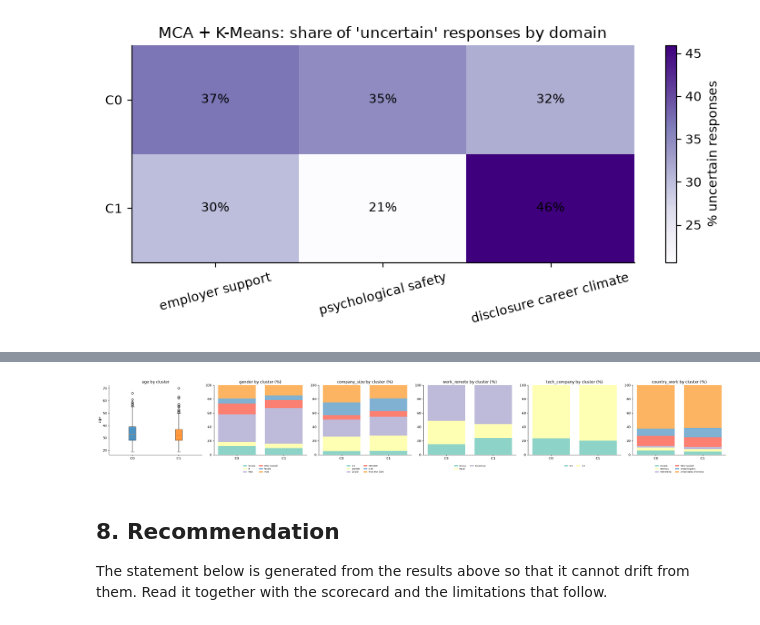
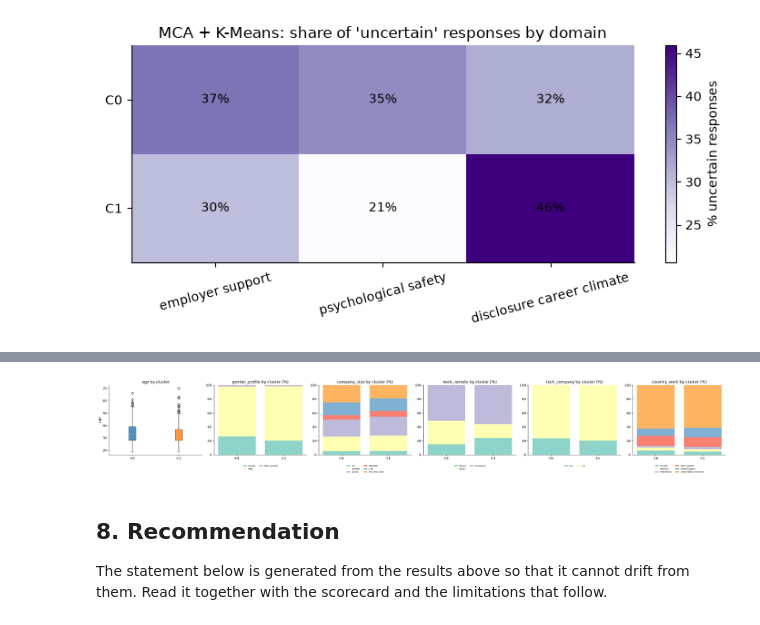
Before and after one commit to CyrilCele/osmi-mental-health-data-clustering, a Jupyter notebook: notebooks/04_model_evaluation.ipynb, the cells around one changed output, grey strips where cells are left out. Saved outputs shown, nothing was run; the diff lists cells and outputs as text; code cells hidden in the pictures.

```diff
--- a/notebooks/04_model_evaluation.ipynb
+++ b/notebooks/04_model_evaluation.ipynb
@@ -1661,22 +1784,17 @@ cluster_sizes_w = frame_w["cluster"].value_counts()
 
 n_cols = 3
 n_rows = int(math.ceil(len(PRIMARY_FEATURES) / n_cols))
+
 fig, axes = plt.subplots(n_rows, n_cols, figsize=(18, 3.1 * n_rows))
 axes = axes.ravel()
 
 for ax, f in zip(axes, PRIMARY_FEATURES):
-    ct = pd.crosstab(
-        frame_w["cluster"],
-        frame_w[f],
-        normalize="index"
-    )
+    ct = pd.crosstab(frame_w["cluster"], frame_w[f], normalize="index")
     palette = plt.get_cmap("Set2")
     left = np.zeros(len(ct))
-
     for i, cat in enumerate(ct.columns):
         ax.barh(
-            range(len(ct)),
-            ct[cat].to_numpy() * 100,
+            range(len(ct)), ct[cat].to_numpy() * 100,
             left=left * 100,
             color=palette(i % 8),
             edgecolor="white",
@@ -1686,7 +1804,10 @@ for ax, f in zip(axes, PRIMARY_FEATURES):
 
     ax.set_yticks(
         range(len(ct)),
-        [f"{cname(WINNER, c)} (n={cluster_sizes_w[c]})" for c in ct.index],
+        [
+            f"{cname(WINNER, c)} (n={cluster_sizes_w[c]})"
+            for c in ct.index
+        ],
         fontsize=8
     )
     ax.invert_yaxis()
@@ -1847,7 +1978,7 @@ If Notebook 02 persisted a cleaned dataset containing contextual variables, they
 # %%
 CONTEXT_COLUMNS = [
     "age",
-    "gender",
+    "gender_profile",
     "company_size",
     "work_remote",
     "tech_company",
@@ -1861,7 +1992,9 @@ model_input_names = {p.name for p in NB2_FILES.values()}
 def find_context_file():
     if "source_row_position" not in row_mapping.columns:
         return None
+
     best = None
+
     for path in sorted(PROCESSED_DIR.glob("*.csv")):
         if path.name in model_input_names:
             continue
@@ -1869,7 +2002,9 @@ def find_context_file():
             head = pd.read_csv(path, nrows=2)
         except Exception:
             continue
+
         cols = [c for c in CONTEXT_COLUMNS if c in head.columns]
+
         if (
             "source_row_position" in head.columns
             and cols
@@ -1891,13 +2026,15 @@ def benjamini_hochberg(p):
 
 context_found = find_context_file()
 context_table = None
+
 if context_found is None:
     print(
-        "No cleaned dataset with source_row_position and "
-        "contextual columns was found in data/processed; "
-        "contextual profiling skipped. (This does not "
-        "affect the model evaluation or recommendation.)"
+        "No cleaned dataset with source_row_position "
+        "and contextual columns was found in data/processed; "
+        "contextual profiling skipped. (This does not affect "
+        "the model evaluation or recommendation.)"
     )
+
 else:
     path, cols = context_found
     ctx = (
@@ -1905,7 +2042,6 @@ else:
         .drop_duplicates("source_row_position")
         .set_index("source_row_position")
     )
-
     aligned = (
         ctx
         .reindex(
@@ -1914,13 +2050,16 @@ else:
         )
         .reset_index(drop=True)
     )
+
     print(
-        f"Context source: {path.name}; variables: {cols}; "
-        f"matched respondents: {aligned.notna().any(axis=1).sum():,}/{N:,}"
+        f"Context source: {path.name}; "
+        f"variables: {cols}; matched respondents: "
+        f"{aligned.notna().any(axis=1).sum():,}/{N:,}"
     )
 
     mask = winner_labels != -1
     results, plots = [], []
+
     for col in cols:
         s = aligned[col]
         if col == "age":
@@ -1945,8 +2084,11 @@ else:
                         "metric": "epsilon²",
                         "p_value": p,
                         "summary": (
-                            "; ".join(f"{cname(WINNER, c)} median {g.median():.0f}"
-                            for c, g in zip(clusters_w, groups))
+                            "; "
+                            .join(
+                                f"{cname(WINNER, c)} median {g.median():.0f}"
+                                for c, g in zip(clusters_w, groups)
+                            )
                         )
                     }
                 )
@@ -1957,8 +2099,10 @@ else:
                 top = s.value_counts().head(5).index
             else:
                 top = s.value_counts()[lambda v: v / v.sum() >= 0.05].index
+
             s = s.where(s.isin(top), "Other (pooled)").where(s.notna())
             ct = pd.crosstab(s[mask], pd.Series(winner_labels)[mask].values)
+
             if ct.shape[0] >= 2 and ct.shape[1] >= 2:
                 p = stats.chi2_contingency(ct.to_numpy(), correction=False)[1]
                 results.append(
@@ -1972,6 +2116,7 @@ else:
                     }
                 )
                 plots.append((col, "categorical", s))
+
     if results:
         context_table = pd.DataFrame(results)
         context_table["p_adj_BH"] = benjamini_hochberg(context_table["p_value"])
@@ -1980,11 +2125,16 @@ else:
             "Cramér's V": [0.10, 0.20, 0.30]
         }
         context_table["magnitude"] = [
-            ["negligible", "small", "moderate", "large"][int(np.searchsorted(bands[m], e, side="right"))]
-            for m, e in zip(context_table["metric"], context_table["effect_size"])
+            [
+                "negligible", "small", "moderate", "large"
+            ][int(np.searchsorted(bands[m], e, side="right"))]
+            for m, e in zip(
+                context_table["metric"],
+                context_table["effect_size"]
+            )
         ]
+        display(context_table.round(4))
 
-        display(context_table.round(4))
         context_table.to_csv(
             RESULTS_DIR / "osmi_2016_recommended_context_profile.csv",
             index=False
@@ -1999,7 +2149,11 @@ else:
 
         for ax, (col, kind, s) in zip(axes[0], plots):
             if kind == "numeric":
-                data = [s[mask & (winner_labels == c)].dropna() for c in clusters_w]
+                data = [
+                    s[mask & (winner_labels == c)]
+                    .dropna()
+                    for c in clusters_w
+                ]
                 bp = ax.boxplot(
                     data,
                     tick_labels=[cname(WINNER, c) for c in clusters_w],
@@ -2009,6 +2163,7 @@ else:
                 for patch, c in zip(bp["boxes"], clusters_w):
                     patch.set_facecolor(CLUSTER_CMAP(int(c) % 10)); patch.set_alpha(0.8)
                 ax.set(title=f"{col} by cluster", ylabel=col)
+
             else:
                 ct = pd.crosstab(
                     pd.Series(winner_labels)[mask].values,
@@ -2019,16 +2174,15 @@ else:
 
                 for i, cat in enumerate(ct.columns):
                     ax.bar(
-                        range(len(ct)), ct[cat] * 100,
+                        range(len(ct)),
+                        ct[cat] * 100,
                         bottom=bottom * 100,
                         color=plt.get_cmap("Set3")(i % 12),
                         label=str(cat)
                     )
                     bottom += ct[cat].to_numpy()
-                ax.set_xticks(
-                    range(len(ct)),
-                    [cname(WINNER, c) for c in ct.index]
-                )
+
+                ax.set_xticks(range(len(ct)), [cname(WINNER, c) for c in ct.index])
                 ax.set(title=f"{col} by cluster (%)", ylim=(0, 100))
                 ax.legend(
                     fontsize=6,
@@ -2038,5 +2192,6 @@ else:
                     frameon=False
                 )
             ax.grid(False)
+
         save_figure(fig, "recommended_context_profile.png")
 # %% [output]
@@ -2047,8 +2202,8 @@ Context source: osmi_2016_cleaned_respondents.csv; variables: ['age', 'gender',
 | 2 | company_size | categorical | 0.0463 | Cramér's V | 0.1905 | 6 response groups | 0.2395 | negligible |
 | 3 | work_remote | categorical | 0.1604 | Cramér's V | 0.0000 | 3 response groups | 0.0000 | small |
 | 4 | tech_company | categorical | 0.0239 | Cramér's V | 0.1996 | 2 response groups | 0.2395 | negligible |
 | 5 | country_work | categorical | 0.0152 | Cramér's V | 0.3843 | 6 response groups | 0.3843 | negligible |
-[figure, old version]
+[figure, new version]
 # %% [markdown]
 ## 8. Recommendation
 
```
Also changed, not shown: parts of 20 cells of this notebook, 17 other files.
